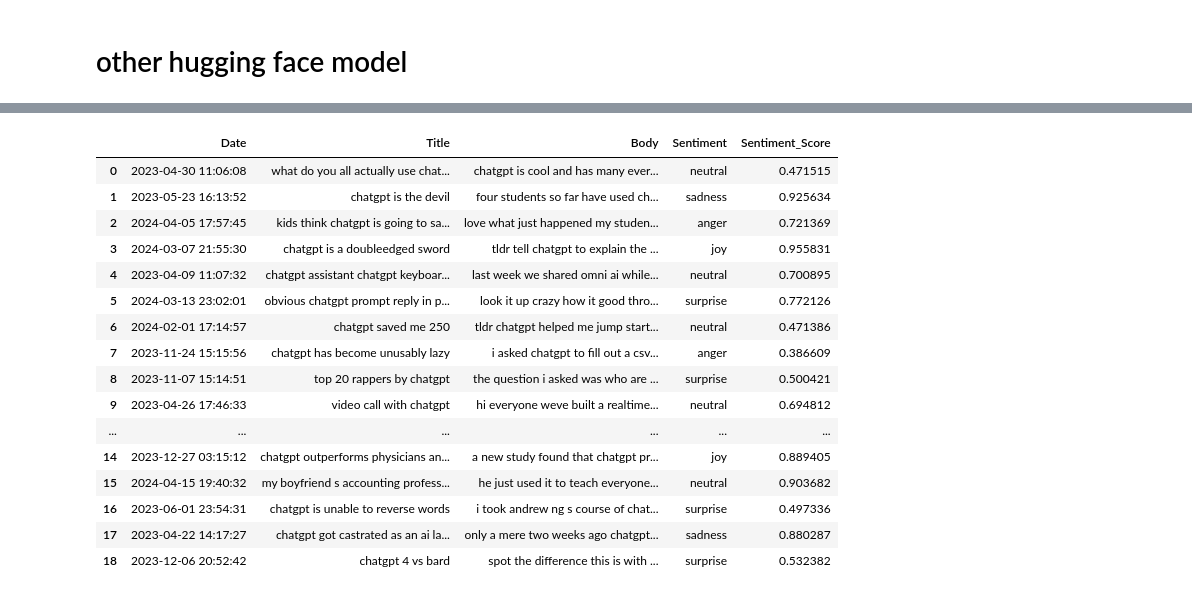
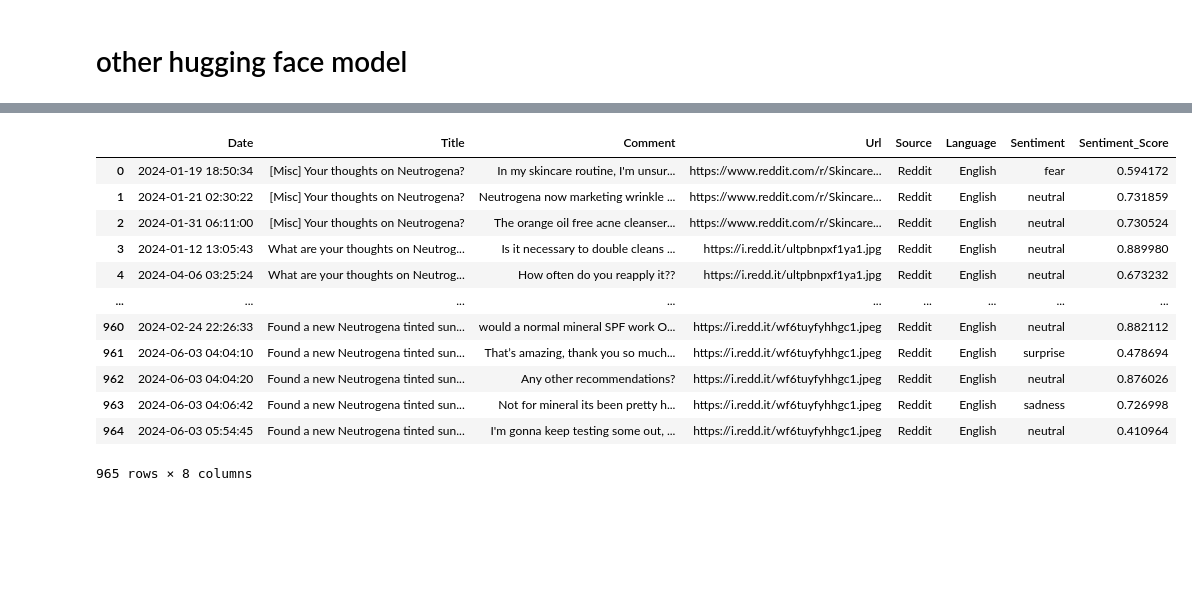
Before and after one commit to 3L1NK/Brand_Analysis_Dashboard, a Jupyter notebook: reddit_sentiment/reddit_hugging_face.ipynb, the cells around one changed output, grey strips where cells are left out. Cells and saved outputs as stored; diff of their text form; code cells hidden in the pictures; blank space fills up the shorter version.

```diff
--- a/reddit_sentiment/reddit_hugging_face.ipynb
+++ b/reddit_sentiment/reddit_hugging_face.ipynb
@@ -259,23 +298,19 @@ Name: proportion, dtype: float64
-# %%
-df_chatgpt
-# %% [output]
-|  | Date | Title | Body | Sentiment | Sentiment_Score |
-| 0 | 2023-04-30 11:06:08 | what do you all actually use chat... | chatgpt is cool and has many ever... | neutral | 0.471515 |
-| 1 | 2023-05-23 16:13:52 | chatgpt is the devil | four students so far have used ch... | sadness | 0.925634 |
-| 2 | 2024-04-05 17:57:45 | kids think chatgpt is going to sa... | love what just happened my studen... | anger | 0.721369 |
-| 3 | 2024-03-07 21:55:30 | chatgpt is a doubleedged sword | tldr tell chatgpt to explain the ... | joy | 0.955831 |
-| 4 | 2023-04-09 11:07:32 | chatgpt assistant chatgpt keyboar... | last week we shared omni ai while... | neutral | 0.700895 |
-| 5 | 2024-03-13 23:02:01 | obvious chatgpt prompt reply in p... | look it up crazy how it good thro... | surprise | 0.772126 |
-| 6 | 2024-02-01 17:14:57 | chatgpt saved me 250 | tldr chatgpt helped me jump start... | neutral | 0.471386 |
-| 7 | 2023-11-24 15:15:56 | chatgpt has become unusably lazy | i asked chatgpt to fill out a csv... | anger | 0.386609 |
-| 8 | 2023-11-07 15:14:51 | top 20 rappers by chatgpt | the question i asked was who are ... | surprise | 0.500421 |
-| 9 | 2023-04-26 17:46:33 | video call with chatgpt | hi everyone weve built a realtime... | neutral | 0.694812 |
-| ... | ... | ... | ... | ... | ... |
-| 14 | 2023-12-27 03:15:12 | chatgpt outperforms physicians an... | a new study found that chatgpt pr... | joy | 0.889405 |
-| 15 | 2024-04-15 19:40:32 | my boyfriend s accounting profess... | he just used it to teach everyone... | neutral | 0.903682 |
-| 16 | 2023-06-01 23:54:31 | chatgpt is unable to reverse words | i took andrew ng s course of chat... | surprise | 0.497336 |
-| 17 | 2023-04-22 14:17:27 | chatgpt got castrated as an ai la... | only a mere two weeks ago chatgpt... | sadness | 0.880287 |
-| 18 | 2023-12-06 20:52:42 | chatgpt 4 vs bard | spot the difference this is with ... | surprise | 0.532382 |
+# %%
+df_neutrogena
+# %% [output]
+|  | Date | Title | Comment | Url | Source | Language | Sentiment | Sentiment_Score |
+| 0 | 2024-01-19 18:50:34 | [Misc] Your thoughts on Neutrogena? | In my skincare routine, I'm unsur... | https://www.reddit.com/r/Skincare... | Reddit | English | fear | 0.594172 |
+| 1 | 2024-01-21 02:30:22 | [Misc] Your thoughts on Neutrogena? | Neutrogena now marketing wrinkle ... | https://www.reddit.com/r/Skincare... | Reddit | English | neutral | 0.731859 |
+| 2 | 2024-01-31 06:11:00 | [Misc] Your thoughts on Neutrogena? | The orange oil free acne cleanser... | https://www.reddit.com/r/Skincare... | Reddit | English | neutral | 0.730524 |
+| 3 | 2024-01-12 13:05:43 | What are your thoughts on Neutrog... | Is it necessary to double cleans ... | https://i.redd.it/ultpbnpxf1ya1.jpg | Reddit | English | neutral | 0.889980 |
+| 4 | 2024-04-06 03:25:24 | What are your thoughts on Neutrog... | How often do you reapply it?? | https://i.redd.it/ultpbnpxf1ya1.jpg | Reddit | English | neutral | 0.673232 |
+| ... | ... | ... | ... | ... | ... | ... | ... | ... |
+| 960 | 2024-02-24 22:26:33 | Found a new Neutrogena tinted sun... | would a normal mineral SPF work O... | https://i.redd.it/wf6tuyfyhhgc1.jpeg | Reddit | English | neutral | 0.882112 |
+| 961 | 2024-06-03 04:04:10 | Found a new Neutrogena tinted sun... | That’s amazing, thank you so much... | https://i.redd.it/wf6tuyfyhhgc1.jpeg | Reddit | English | surprise | 0.478694 |
+| 962 | 2024-06-03 04:04:20 | Found a new Neutrogena tinted sun... | Any other recommendations? | https://i.redd.it/wf6tuyfyhhgc1.jpeg | Reddit | English | neutral | 0.876026 |
+| 963 | 2024-06-03 04:06:42 | Found a new Neutrogena tinted sun... | Not for mineral its been pretty h... | https://i.redd.it/wf6tuyfyhhgc1.jpeg | Reddit | English | sadness | 0.726998 |
+| 964 | 2024-06-03 05:54:45 | Found a new Neutrogena tinted sun... | I'm gonna keep testing some out, ... | https://i.redd.it/wf6tuyfyhhgc1.jpeg | Reddit | English | neutral | 0.410964 |
+965 rows × 8 columns
 # %%
 
 # Prepare the data
```
Also changed, not shown: parts of 11 cells of this notebook, 4 other files.
